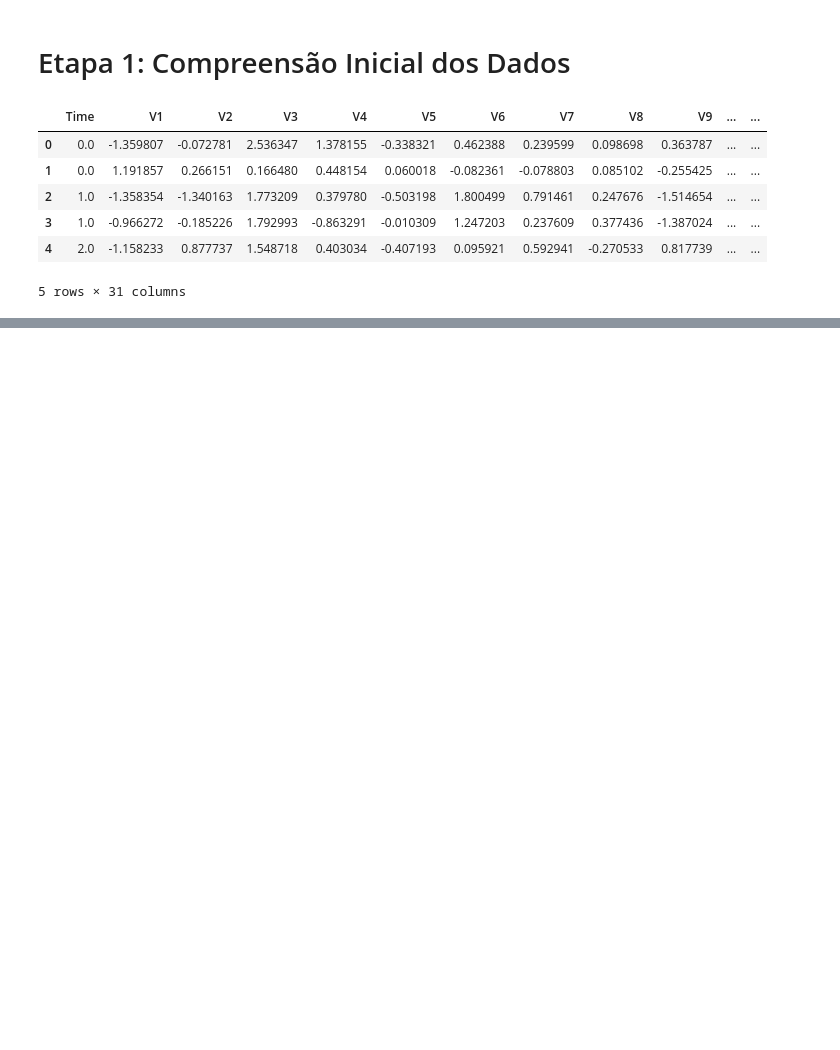
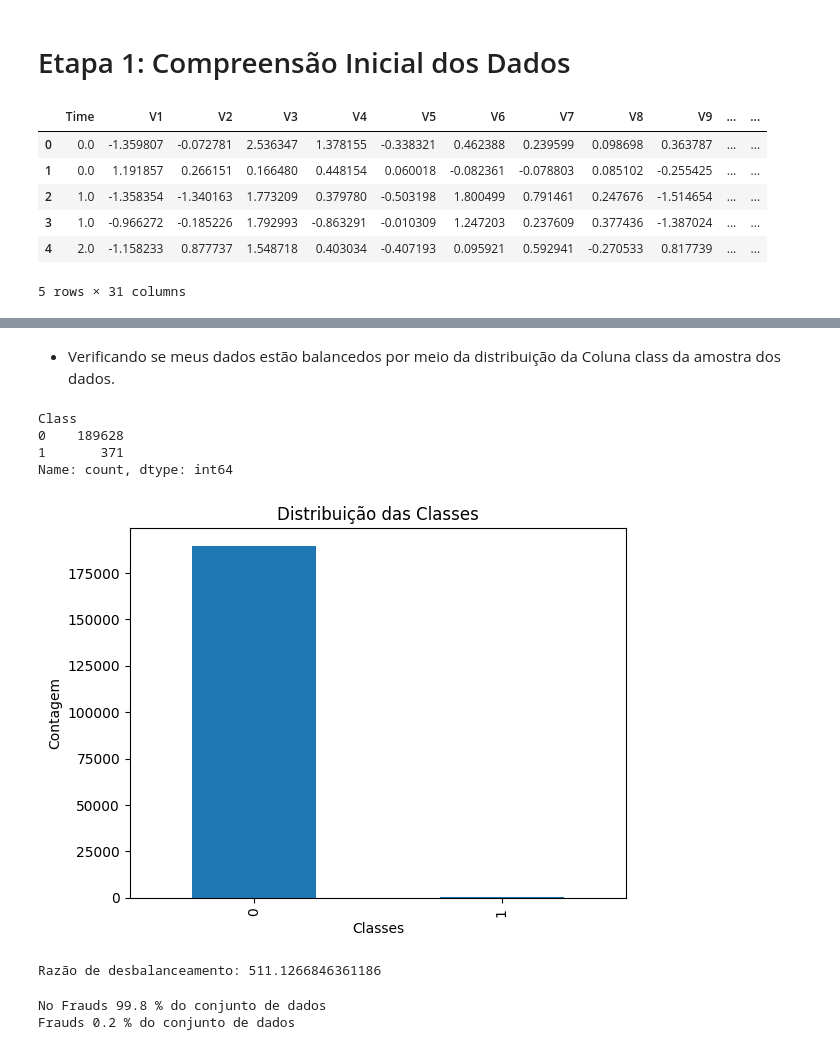
Before and after one commit to HenryCarvalho/Intelligent-Credit-Fraud-Detection-Model, a Jupyter notebook: notebooks/fraude_de_credito.ipynb, the cells around one changed output, grey strips where cells are left out. Drawn from its saved outputs; the diff is of its cells as text; code cells hidden in the pictures; blank space fills up the shorter version.

```diff
--- a/notebooks/fraude_de_credito.ipynb
+++ b/notebooks/fraude_de_credito.ipynb
@@ -29,0 +75,29 @@ df.head()
+# %% [markdown]
+- Verificando se meus dados estão balancedos por meio da distribuição da Coluna class da amostra dos dados.
+# %%
+df['Class'].value_counts()
+# %% [output]
+Class
+0    189628
+1       371
+Name: count, dtype: int64
+# %%
+df['Class'].value_counts().plot(kind='bar')
+plt.title('Distribuição das Classes')
+plt.xlabel('Classes')
+plt.ylabel('Contagem')
+plt.show()
+# %% [output]
+[figure, added]
+# %%
+class_counts = df['Class'].value_counts()
+imbalance_ratio = class_counts.max() / class_counts.min()
+print(f"Razão de desbalanceamento: {imbalance_ratio}")
+# %% [output]
+Razão de desbalanceamento: 511.1266846361186
+# %%
+print('No Frauds', round(df['Class'].value_counts()[0]/len(df) * 100,2), '% do conjunto de dados')
+print('Frauds', round(df['Class'].value_counts()[1]/len(df) * 100,2), '% do conjunto de dados')
+# %% [output]
+No Frauds 99.8 % do conjunto de dados
+Frauds 0.2 % do conjunto de dados
```
Also changed, not shown: parts of 6 cells of this notebook.
